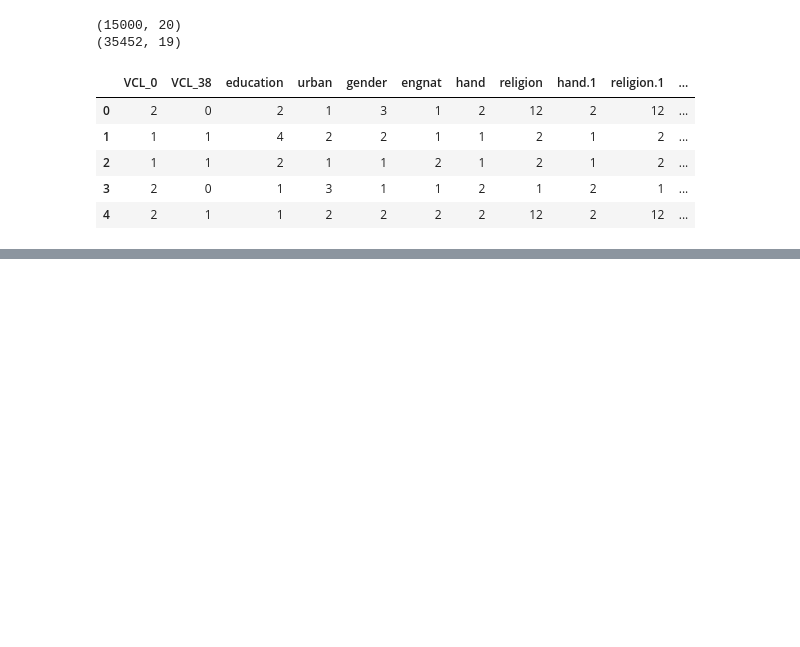
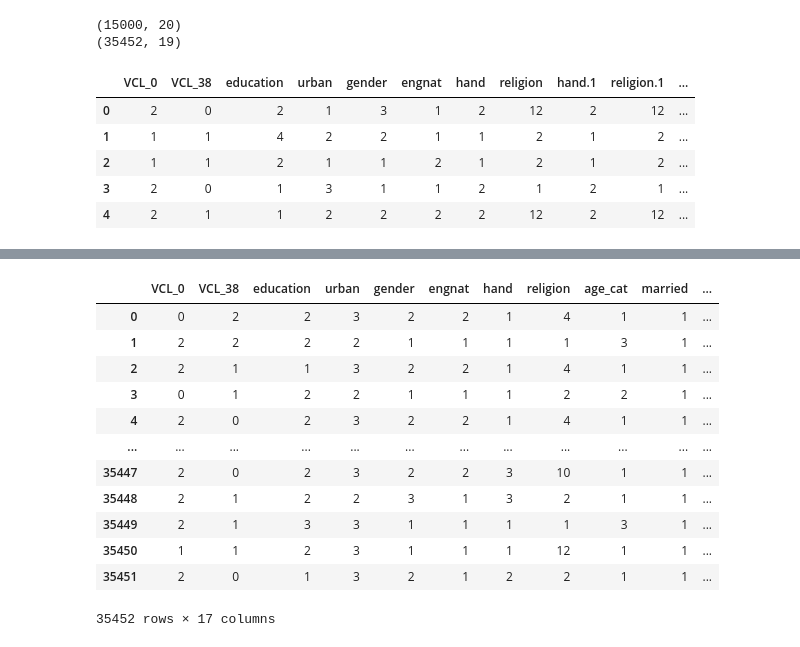
Before and after one commit to Seokii/2022_SWAI_Qualifiers, a Jupyter notebook: notebooks/auto_minseok.ipynb, the cells around one changed output, grey strips where cells are left out. Saved outputs shown, nothing was run; the diff lists cells and outputs as text; code cells hidden in the pictures; blank space fills up the shorter version.

```diff
--- a/notebooks/auto_minseok.ipynb
+++ b/notebooks/auto_minseok.ipynb
@@ -21,0 +57,6 @@ train.head()
+# %%
+data = test.iloc[:, 14:18].values
+data_scaled = min_max_scaler.fit_transform(data)
+data_scaled = pd.DataFrame(data_scaled)
+
+test_scaled = pd.concat([test.drop(test.iloc[:, 14:18], axis=1), data_scaled], axis=1)
@@ -22,3 +79,19 @@ train.head()
+# %%
+display(test_scaled)
+# %% [output]
+|  | VCL_0 | VCL_38 | education | urban | gender | engnat | hand | religion | age_cat | married | ... |
+| 0 | 0 | 2 | 2 | 3 | 2 | 2 | 1 | 4 | 1 | 1 | ... |
+| 1 | 2 | 2 | 2 | 2 | 1 | 1 | 1 | 1 | 3 | 1 | ... |
+| 2 | 2 | 1 | 1 | 3 | 2 | 2 | 1 | 4 | 1 | 1 | ... |
+| 3 | 0 | 1 | 2 | 2 | 1 | 1 | 1 | 2 | 2 | 1 | ... |
+| 4 | 2 | 0 | 2 | 3 | 2 | 2 | 1 | 4 | 1 | 1 | ... |
+| ... | ... | ... | ... | ... | ... | ... | ... | ... | ... | ... | ... |
+| 35447 | 2 | 0 | 2 | 3 | 2 | 2 | 3 | 10 | 1 | 1 | ... |
+| 35448 | 2 | 1 | 2 | 2 | 3 | 1 | 3 | 2 | 1 | 1 | ... |
+| 35449 | 2 | 1 | 3 | 3 | 1 | 1 | 1 | 1 | 3 | 1 | ... |
+| 35450 | 1 | 1 | 2 | 3 | 1 | 1 | 1 | 12 | 1 | 1 | ... |
+| 35451 | 2 | 0 | 1 | 3 | 2 | 1 | 2 | 2 | 1 | 1 | ... |
+35452 rows × 17 columns
 # %%
 from pycaret.classification import *
 # %%
```
Also changed, not shown: parts of 14 cells of this notebook, 5 other files.
